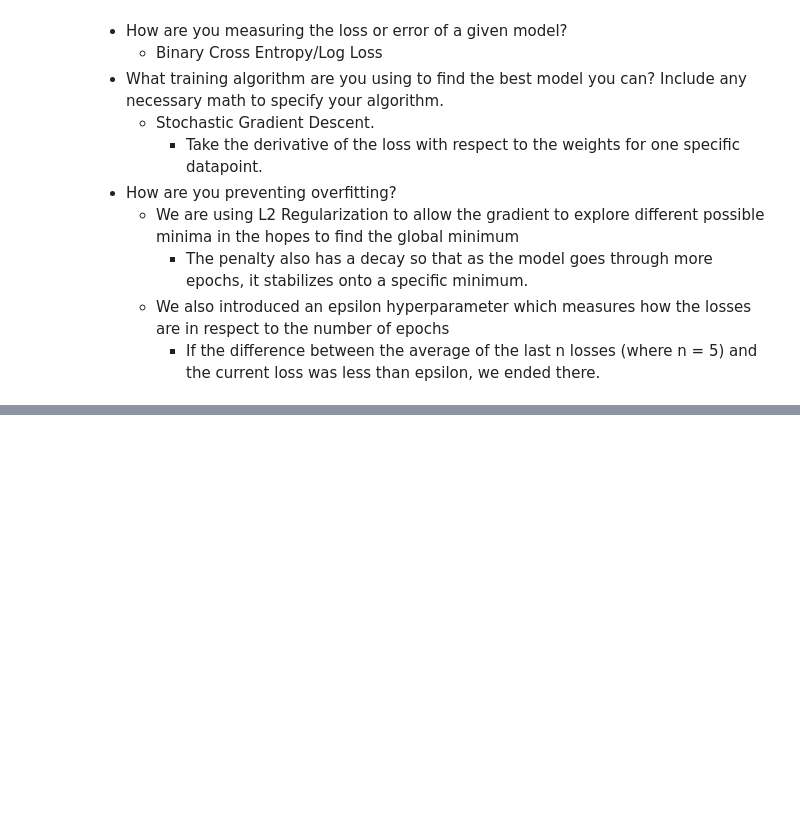
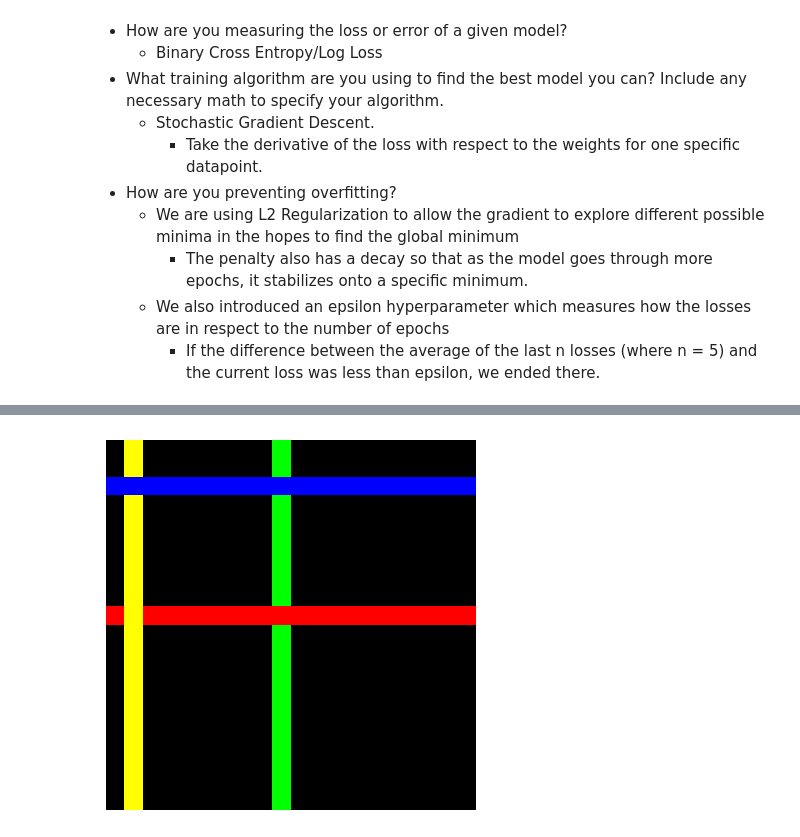
Before and after one commit to dem-ioak/AI-Project-Three, a Jupyter notebook: Wires.ipynb, the cells around one changed output, grey strips where cells are left out. Saved outputs shown, nothing was run; the diff lists cells and outputs as text; code cells hidden in the pictures; blank space fills up the shorter version.

```diff
--- a/Wires.ipynb
+++ b/Wires.ipynb
@@ -488,3 +506,9 @@ image_data.shape
+# %%
+temp = 0
+load_image(data, temp).display()
+print()
+# %% [output]
+[figure, added]
 # %%
 # Set hyperparameters and train model
 lr = .01
```
Also changed, not shown: parts of 10 cells of this notebook.
